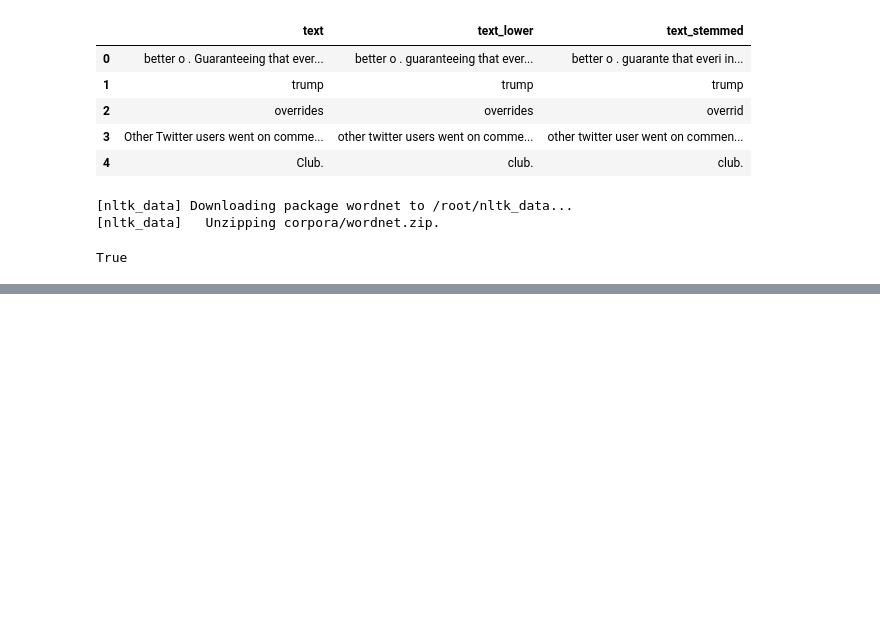
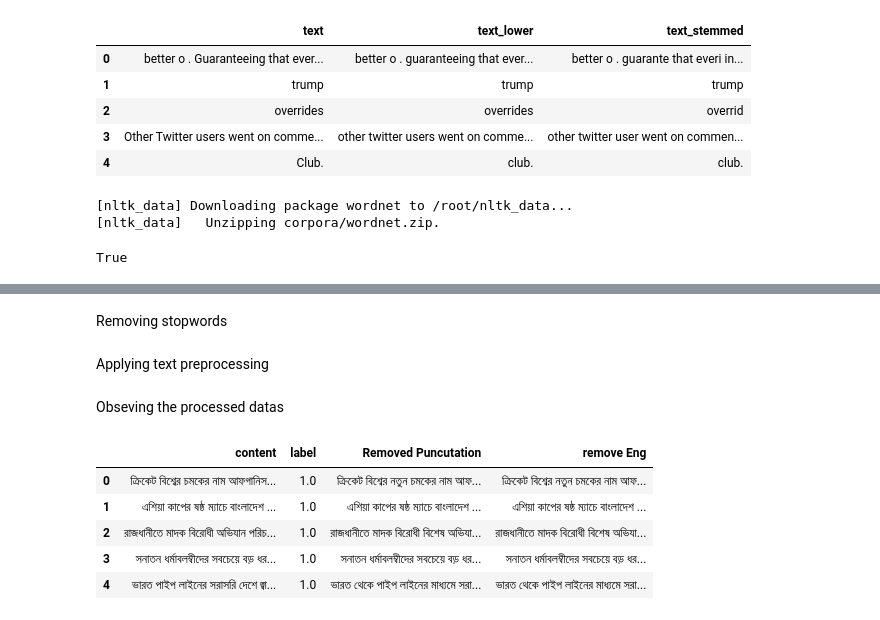
Before and after one commit to bravoeight98/language_Preprocesseing, a Jupyter notebook: corpus_training_en.ipynb, the cells around one changed output, grey strips where cells are left out. Drawn from its saved outputs; the diff is of its cells as text; code cells hidden in the pictures; blank space fills up the shorter version.

```diff
--- a/corpus_training_en.ipynb
+++ b/corpus_training_en.ipynb
@@ -329,0 +522,34 @@ df.head()
+# %%
+def remove_URL(text):
+    url = re.compile(r"https?://\S+|www\.\S+")
+    return url.sub(r"", text)
+
+def remove_html(text):
+    html = re.compile(r"<.*?>")
+    return html.sub(r"", text)
+# %% [markdown]
+Removing stopwords
+# %%
+stop = set(stopwords.words("bengali"))
+
+def remove_stopwords(text):
+    text = [word.lower() for word in text.split() if word.lower() not in stop]
+
+    return " ".join(text)
+# %% [markdown]
+Applying text preprocessing
+# %%
+cleaned_data["content"] = cleaned_data["content"].apply(remove_stopwords)
+cleaned_data["content"] = cleaned_data.content.apply(lambda x: remove_URL(x))
+# %% [markdown]
+Obseving the processed datas
+# %%
+%load_ext google.colab.data_table
+cleaned_data.head(5)
+# %% [output]
+|  | content | label | Removed Puncutation | remove Eng |
+| 0 | ক্রিকেট বিশ্বের চমকের নাম আফগানিস... | 1.0 | ক্রিকেট বিশ্বের নতুন চমকের নাম আফ... | ক্রিকেট বিশ্বের নতুন চমকের নাম আফ... |
+| 1 | এশিয়া কাপের ষষ্ঠ ম্যাচে বাংলাদেশ ... | 1.0 | এশিয়া কাপের ষষ্ঠ ম্যাচে বাংলাদেশ ... | এশিয়া কাপের ষষ্ঠ ম্যাচে বাংলাদেশ ... |
+| 2 | রাজধানীতে মাদক বিরোধী অভিযান পরিচ... | 1.0 | রাজধানীতে মাদক বিরোধী বিশেষ অভিযা... | রাজধানীতে মাদক বিরোধী বিশেষ অভিযা... |
+| 3 | সনাতন ধর্মাবলম্বীদের সবচেয়ে বড় ধর... | 1.0 | সনাতন ধর্মাবলম্বীদের সবচেয়ে বড় ধর... | সনাতন ধর্মাবলম্বীদের সবচেয়ে বড় ধর... |
+| 4 | ভারত পাইপ লাইনের সরাসরি দেশে জ্বা... | 1.0 | ভারত থেকে পাইপ লাইনের মাধ্যমে সরা... | ভারত থেকে পাইপ লাইনের মাধ্যমে সরা... |
```
Also changed, not shown: parts of 35 cells of this notebook.
